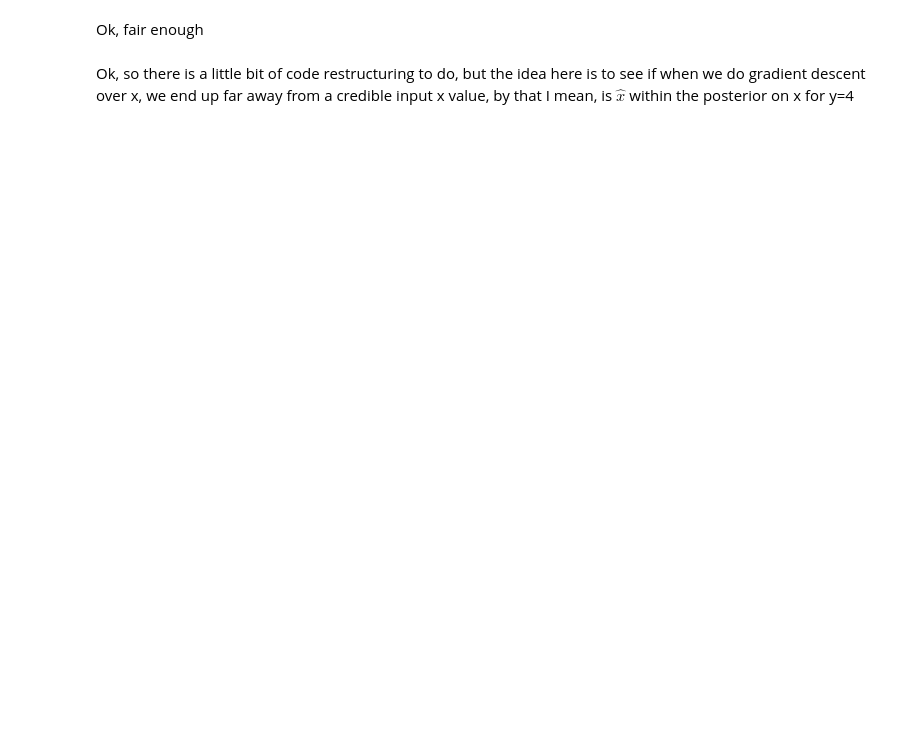
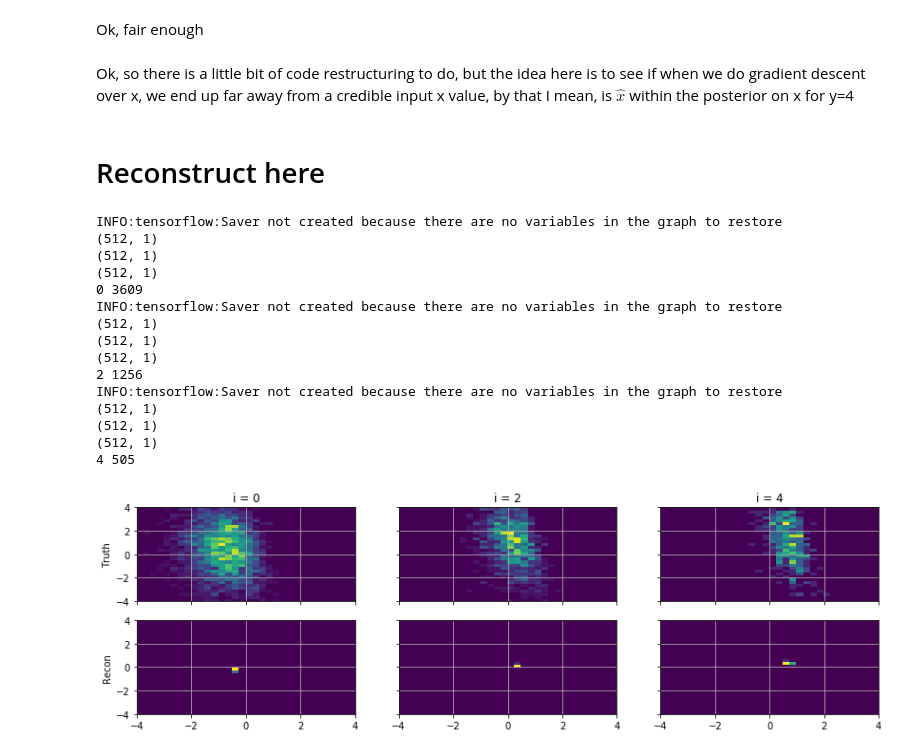
Before and after one commit to EiffL/invertible_mappings, a Jupyter notebook: Inverse_stability.ipynb, the cells around one changed output. Drawn from its saved outputs; the diff is of its cells as text; code cells hidden in the pictures; blank space fills up the shorter version.

Commit message:
simple reconstruction

```diff
--- a/Inverse_stability.ipynb
+++ b/Inverse_stability.ipynb
@@ -82 +164,3 @@ lp = out_prob.log_prob(obs_y)
 Ok, so there is a little bit of code restructuring to do, but the idea here is to see if when we do gradient descent over x, we end up far away from a credible input x value, by that I mean, is $\hat{x}$ within the posterior on x for y=4
+# %% [markdown]
+# Reconstruct here
@@ -82,0 +201,44 @@ Ok, so there is a little bit of code restructuring to do, but the idea here is t
+# %%
+tf.reset_default_graph()
+
+fig, ax = plt.subplots(2,3, figsize=(14, 4), sharex=True, sharey=True)
+xfins = []
+for i in range(3):
+    ii = 2*i
+    yy = ii* ones((512)).astype('float32')
+    recons = dorecon(yy)
+    xfin = np.squeeze(recons[0])
+    xfins.append(xfin)
+    m = (sy == ii)
+    print(ii, m.sum())
+    ax[0, i].hist2d(sx[:,0][m], sx[:,1][m],32,range=[[-4,4],[-4,4]],normed=True)#;gca().set_aspect('equal')
+    ax[1, i].hist2d(xfin.T[0].flatten(), xfin.T[1].flatten(),32,
+           range=[[-4,4],[-4,4]],normed=True)#;gca().set_aspect('equal')
+    ax[0, i].set_title('i = %d'%ii)
+    ax[0, 0].set_ylabel('Truth')
+    ax[1, 0].set_ylabel('Recon')
+
+for axis in ax.flatten(): axis.grid(which='both')
+    # plt.colorbar()
+
+
+# recons = []
+# for i in range(10):
+#     recons.append(dorecon(np.array(ii).reshape(-1)))
+# %% [output]
+INFO:tensorflow:Saver not created because there are no variables in the graph to restore
+(512, 1)
+(512, 1)
+(512, 1)
+0 3609
+INFO:tensorflow:Saver not created because there are no variables in the graph to restore
+(512, 1)
+(512, 1)
+(512, 1)
+2 1256
+INFO:tensorflow:Saver not created because there are no variables in the graph to restore
+(512, 1)
+(512, 1)
+(512, 1)
+4 505
+[figure, added]
```
Also changed, not shown: parts of 29 cells of this notebook.
